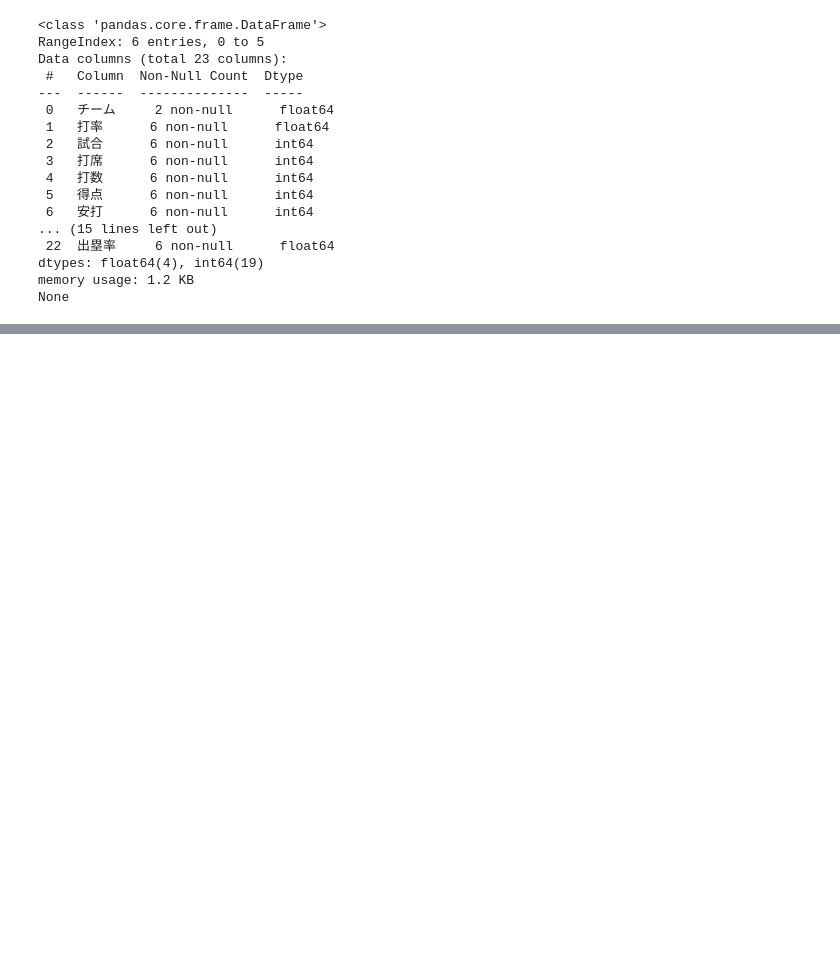
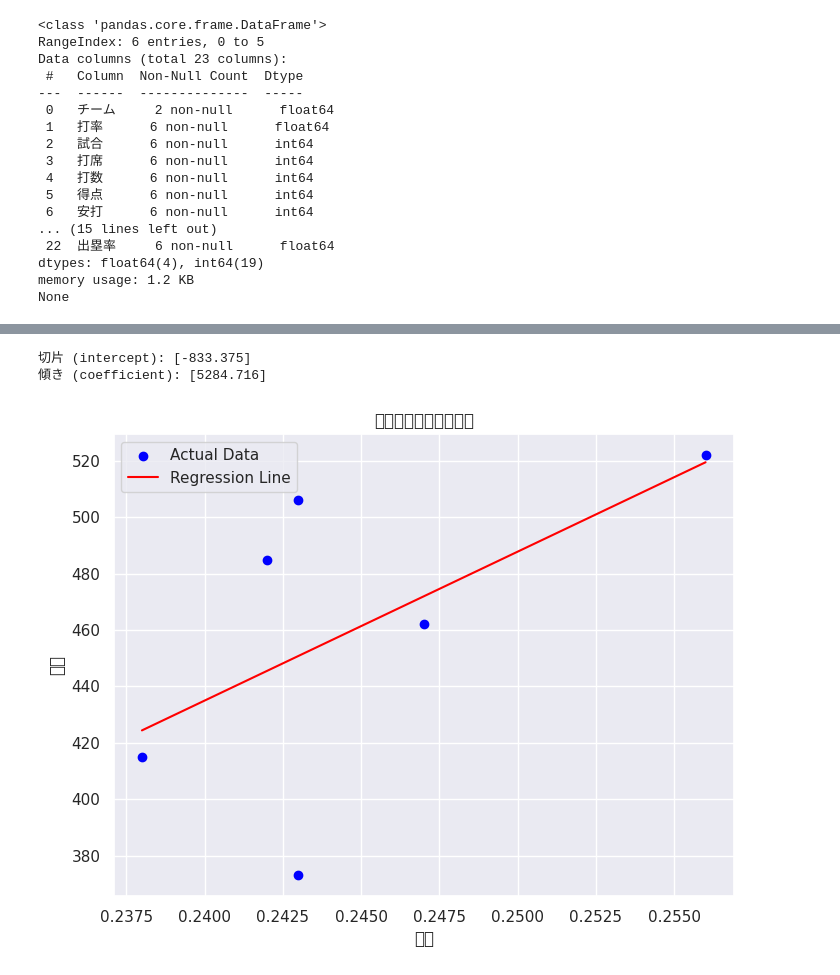
Before and after one commit to ryo00427/data_analysis, a Jupyter notebook: data_analysis.ipynb, the cells around one changed output, grey strips where cells are left out. Drawn from its saved outputs; the diff is of its cells as text; code cells hidden in the pictures; blank space fills up the shorter version.

```diff
--- a/data_analysis.ipynb
+++ b/data_analysis.ipynb
@@ -98,0 +79,27 @@ plt.show()
+# %%
+x = df[['打率']]
+y = df[['得点']]
+
+model = LinearRegression()
+
+model.fit(x,y)
+print(f"切片 (intercept): {model.intercept_}")
+print(f"傾き (coefficient): {model.coef_[0]}")
+
+# 予測
+y_pred = model.predict(x)
+
+# 散布図＋回帰直線を描画
+plt.figure(figsize=(8, 6))
+plt.scatter(x, y, color='blue', label='Actual Data')
+plt.plot(x, y_pred, color='red', label='Regression Line')
+plt.title('打率と得点の回帰分析')
+plt.xlabel('打率')
+plt.ylabel('得点')
+plt.legend()
+plt.grid(True)
+plt.show()
+# %% [output]
+切片 (intercept): [-833.375]
+傾き (coefficient): [5284.716]
+[figure, added]
```
Also changed, not shown: parts of 3 cells of this notebook.
